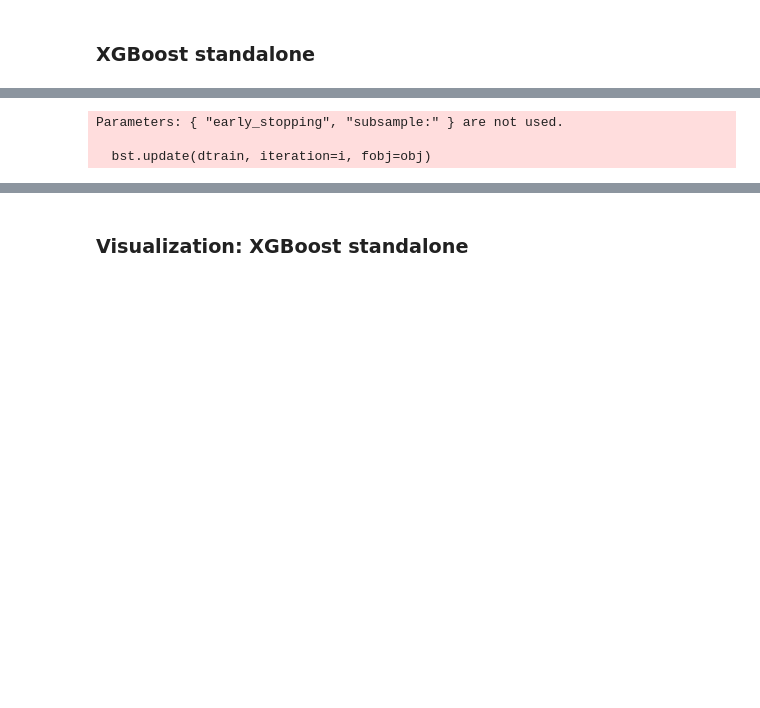
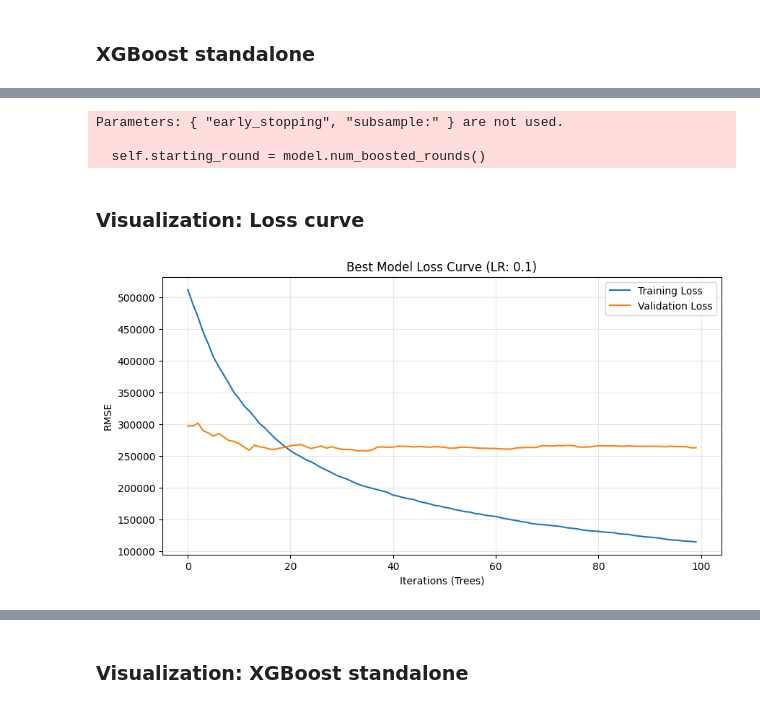
Before and after one commit to emmanresu/Thesis-Keras, a Jupyter notebook: rice_stocks.ipynb, the cells around one changed output, grey strips where cells are left out. Cells and saved outputs as stored; diff of their text form; code cells hidden in the pictures; blank space fills up the shorter version.

Commit message:
added loss curve (prototype)

```diff
--- a/rice_stocks.ipynb
+++ b/rice_stocks.ipynb
@@ -1208,7 +1208,8 @@ from xgboost import XGBRegressor
 from sklearn.model_selection import GridSearchCV
 
 xgb_reg = XGBRegressor(objective='reg:squarederror', random_state=42,
-                       enable_categorical=True, early_stopping=True)
+                       enable_categorical=True, early_stopping=True,
+                       early_stopping_rounds=10)
 
 # Define Parameter Grid
 '''
@@ -1222,12 +1223,12 @@ xgb_reg = XGBRegressor(objective='reg:squarederror', random_state=42,
 '''
 
 param_grid = {
-    'n_estimators': [100, 300, 500],
-    'max_depth': [3, 5, 7],
+    'n_estimators': [300, 500, 700, 1000],
+    'max_depth': [3, 5],
     'learning_rate': [0.01, 0.05, 0.1],
     'subsample:': [0.8],
     'min_child_weight': [0, 1, 3, 5],
-    'colsample_bytree': [0.5, 0.8],
+    # 'colsample_bytree': [0.5, 0.8],
     'gamma': [0, 0.1],
     'reg_lambda': [0.1, 0.2],
     'reg_alpha': [0, 0.1]
@@ -1253,9 +1254,11 @@ grid_search = GridSearchCV(
 )
 # %%
 # X_ext is your dataframe of external features
-grid_search.fit(X_train, y_train,
-    eval_set=[(X_train, y_train), (X_val, y_val)],
-    verbose=True)
+# grid_search.fit(X_train, y_train,
+#     eval_set=[(X_train, y_train), (X_val, y_val)],
+#     verbose=True)
+
+grid_search.fit(X_train, y_train)
 
 # The 'best_model' now contains the XGBoost model trained on the WHOLE dataset
 best_xgb_model = grid_search.best_estimator_
@@ -1420,9 +1423,11 @@ y_train = xgb['stock_total'].iloc[:-holdout_size]
 # %%
 X_train['is_lean_month'] = X_train.is_lean_month.astype('int')
 # %%
-''' Adding eval set for loss curve '''
 X_train = total_stock.drop(columns=['stock_total']).iloc[:-holdout_size]
 y_train = total_stock['stock_total'].iloc[:-holdout_size]
 
 X_test = total_stock.drop(columns=['stock_total']).iloc[-holdout_size:]
 y_test = total_stock['stock_total'].iloc[-holdout_size:]
+
+X_train = add_lean_months(X_train)
+X_test = add_lean_months(X_test)
@@ -1450,13 +1434,32 @@ dtype: float64
 # %%
 # X_ext is your dataframe of external features
-grid_search.fit(X_train, y_train)
+grid_search.fit(X_train, y_train,
+    eval_set=[(X_train, y_train), (X_test, y_test)],
+    # eval_metric="rmse",
+    verbose=False)
 
 # The 'best_model' now contains the XGBoost model trained on the WHOLE dataset
 best_xgb_model = grid_search.best_estimator_
 # %% [output]
 Parameters: { "early_stopping", "subsample:" } are not used.
 
-  bst.update(dtrain, iteration=i, fobj=obj)
+  self.starting_round = model.num_boosted_rounds()
 # %%
 xgb_test_data['is_lean_month'] = xgb_test_data.is_lean_month.astype('int')
 xgb_model = best_xgb_model.predict(xgb_test_data[-24:])
+# %% [markdown]
+### Visualization: Loss curve
+# %%
+results = grid_search.best_estimator_.evals_result()
+
+plt.figure(figsize=(10, 5))
+plt.plot(results['validation_0']['rmse'], label='Training Loss')
+plt.plot(results['validation_1']['rmse'], label='Validation Loss')
+plt.title(f"Best Model Loss Curve (LR: {grid_search.best_params_['learning_rate']})")
+plt.xlabel("Iterations (Trees)")
+plt.ylabel("RMSE")
+plt.legend()
+plt.grid(True, alpha=0.3)
+plt.show()
+# %% [output]
+[figure, added]
```
Also changed, not shown: parts of 4 cells of this notebook.
